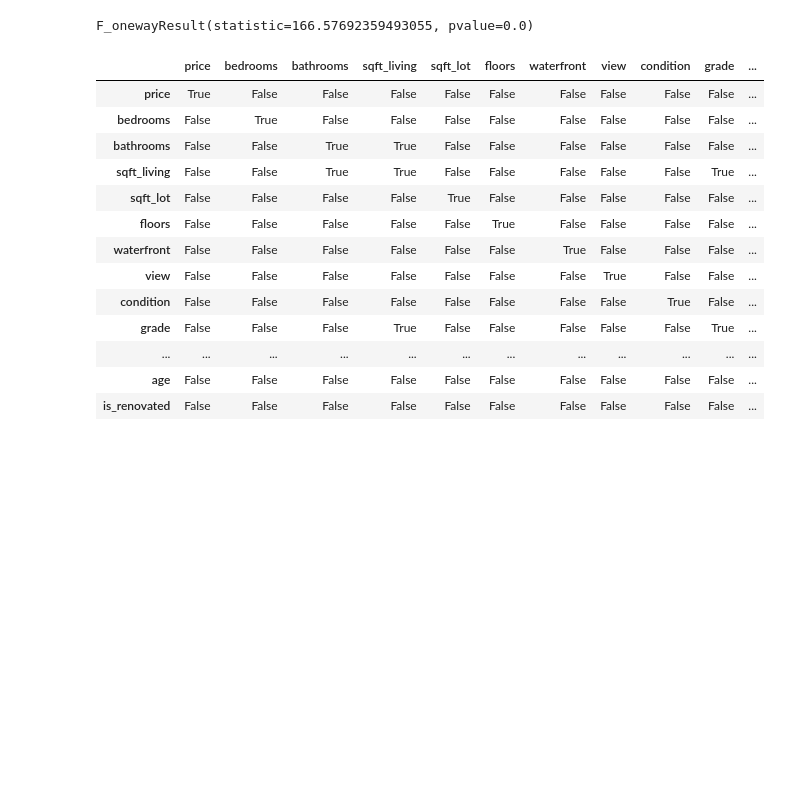
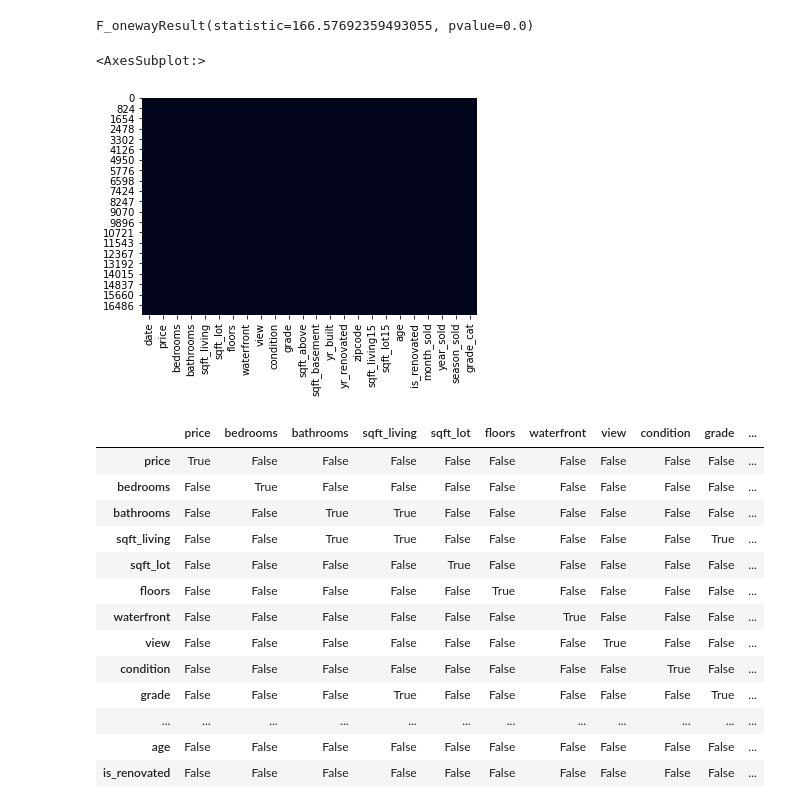
Before and after one commit to jasonarikupurathu/ds-east-042621-lectures, a Jupyter notebook: Phase_2/Phase2_project/Kings_County_Housing_Project.ipynb, the cells around one changed output. Cells and saved outputs as stored; diff of their text form; code cells hidden in the pictures; blank space fills up the shorter version.

```diff
--- a/Phase_2/Phase2_project/Kings_County_Housing_Project.ipynb
+++ b/Phase_2/Phase2_project/Kings_County_Housing_Project.ipynb
@@ -66,5 +66,11 @@ kings_county_df.describe()
 - Convert zipcode to string
 # %%
 kings_county_df['date'] = pd.to_datetime(kings_county_df['date'].str.slice(0,8),format="%Y-%m-%d")
+dictNumTimesSold = dict(kings_county_df.groupby('id').id.count().sort_values())
+kings_county_df['num_times_sold'] = kings_county_df['id'].map(dictNumTimesSold)
 kings_county_df.drop(labels =['Unnamed: 0', 'id', 'lat', 'long'], axis=1, inplace=True)
 kings_county_df['zipcode'] = kings_county_df['zipcode'].apply(str)
+# %%
+dictNumTimesSold = dict(kings_county_df.groupby('id').id.count().sort_values())
+# %%
+kings_county_df['num_times_sold'] = kings_county_df['id'].map(dictNumTimesSold)
@@ -306,3 +321,10 @@ samples = kings_county_df.groupby('grade')['price'].apply(list)
 stats.f_oneway(*samples)
 # %% [output]
 F_onewayResult(statistic=2145.209220555704, pvalue=0.0)
+# %%
+conditions = [(kings_county_df['grade'] <= 4),
+              (kings_county_df['grade'] <= 8),
+             (kings_county_df['grade'] <= 13)]
+choices = ['low','medium','high']
+
+kings_county_df['grade_cat'] = np.select(conditions, choices)
@@ -332,6 +369,11 @@ samples = kings_county_df.groupby('zipcode')['price'].apply(list)
 stats.f_oneway(*samples)
 # %% [output]
 F_onewayResult(statistic=166.57692359493055, pvalue=0.0)
+# %%
+sns.heatmap(kings_county_df.isnull(), cbar=False)
+# %% [output]
+<AxesSubplot:>
+[figure, added]
 # %%
 (kings_county_df.corr().abs())>.75
 # %% [output]
```
Also changed, not shown: parts of 4 cells of this notebook.
